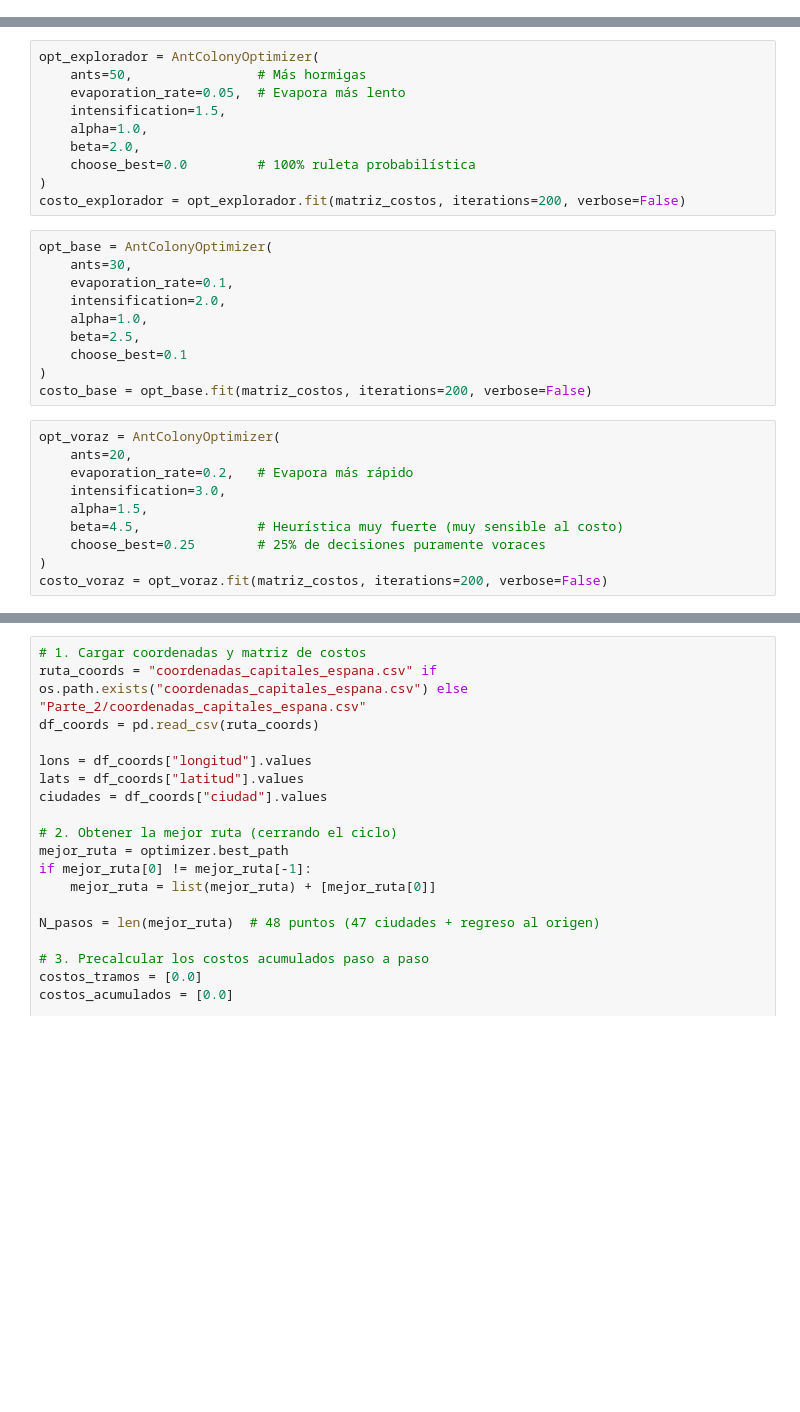
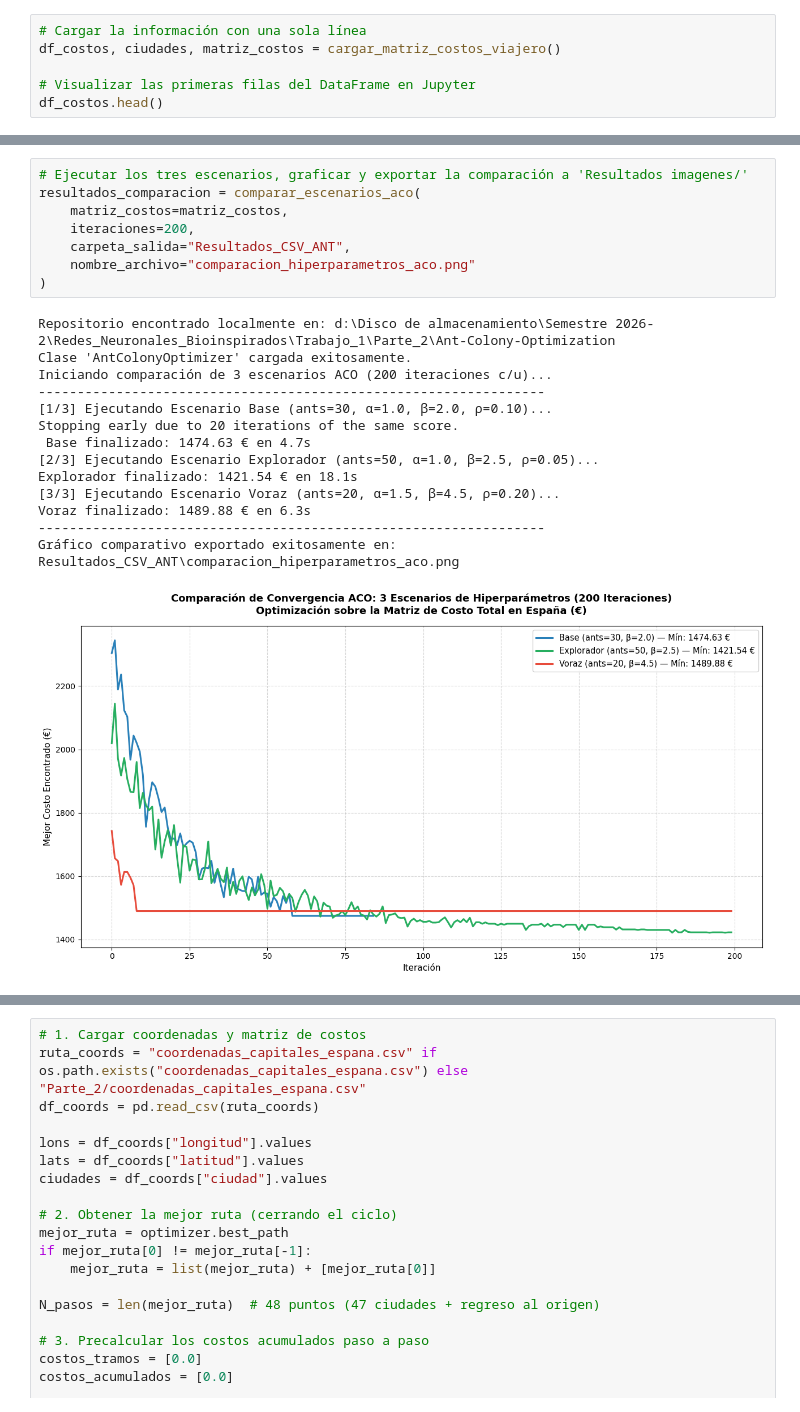
Before and after one commit to Gmiercrack/Redes-Neuronales-y-algoritmos-Bionispirados, a Jupyter notebook: Parte_2/ANT_ALGORIMT.IPYNB, the cells around one changed output, grey strips where cells are left out. Drawn from its saved outputs; the diff is of its cells as text; blank space fills up the shorter version.

```diff
--- a/Parte_2/ANT_ALGORIMT.IPYNB
+++ b/Parte_2/ANT_ALGORIMT.IPYNB
@@ -40,0 +109,6 @@ Dimensiones de la matriz: (47, 47)
+# %%
+# Cargar la información con una sola línea
+df_costos, ciudades, matriz_costos = cargar_matriz_costos_viajero()
+
+# Visualizar las primeras filas del DataFrame en Jupyter
+df_costos.head()
@@ -289,30 +201,0 @@ Paso 47: Soria                  ➔  Segovia                | Costo tramo:  38.4
-# %%
-opt_explorador = AntColonyOptimizer(
-    ants=50,                # Más hormigas
-    evaporation_rate=0.05,  # Evapora más lento
-    intensification=1.5,
-    alpha=1.0,
-    beta=2.0,
-    choose_best=0.0         # 100% ruleta probabilística
-)
-costo_explorador = opt_explorador.fit(matriz_costos, iterations=200, verbose=False)
-# %%
-opt_base = AntColonyOptimizer(
-    ants=30,
-    evaporation_rate=0.1,
-    intensification=2.0,
-    alpha=1.0,
-    beta=2.5,
-    choose_best=0.1
-)
-costo_base = opt_base.fit(matriz_costos, iterations=200, verbose=False)
-# %%
-opt_voraz = AntColonyOptimizer(
-    ants=20,
-    evaporation_rate=0.2,   # Evapora más rápido
-    intensification=3.0,
-    alpha=1.5,
-    beta=4.5,               # Heurística muy fuerte (muy sensible al costo)
-    choose_best=0.25        # 25% de decisiones puramente voraces
-)
-costo_voraz = opt_voraz.fit(matriz_costos, iterations=200, verbose=False)
@@ -333,0 +348,23 @@ plt.show()
+# %%
+# Ejecutar los tres escenarios, graficar y exportar la comparación a 'Resultados imagenes/'
+resultados_comparacion = comparar_escenarios_aco(
+    matriz_costos=matriz_costos,
+    iteraciones=200,
+    carpeta_salida="Resultados_CSV_ANT",
+    nombre_archivo="comparacion_hiperparametros_aco.png"
+)
+# %% [output]
+Repositorio encontrado localmente en: d:\Disco de almacenamiento\Semestre 2026-2\Redes_Neuronales_Bioinspirados\Trabajo_1\Parte_2\Ant-Colony-Optimization
+Clase 'AntColonyOptimizer' cargada exitosamente.
+Iniciando comparación de 3 escenarios ACO (200 iteraciones c/u)...
+-----------------------------------------------------------------
+[1/3] Ejecutando Escenario Base (ants=30, α=1.0, β=2.0, ρ=0.10)...
+Stopping early due to 20 iterations of the same score.
+ Base finalizado: 1474.63 € en 4.7s
+[2/3] Ejecutando Escenario Explorador (ants=50, α=1.0, β=2.5, ρ=0.05)...
+Explorador finalizado: 1421.54 € en 18.1s
+[3/3] Ejecutando Escenario Voraz (ants=20, α=1.5, β=4.5, ρ=0.20)...
+Voraz finalizado: 1489.88 € en 6.3s
+-----------------------------------------------------------------
+Gráfico comparativo exportado exitosamente en: Resultados_CSV_ANT\comparacion_hiperparametros_aco.png
+[figure, added]
```
Also changed, not shown: parts of 26 cells of this notebook, 36 other files.
